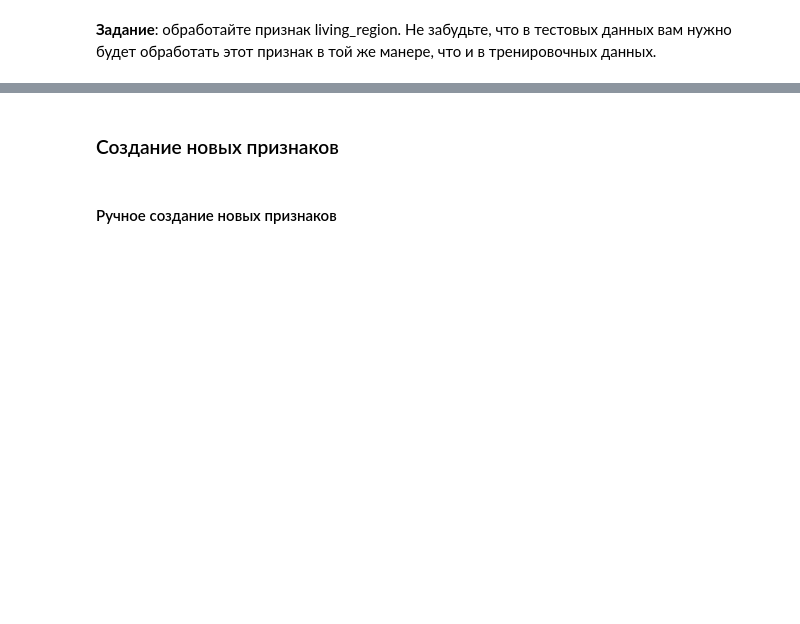
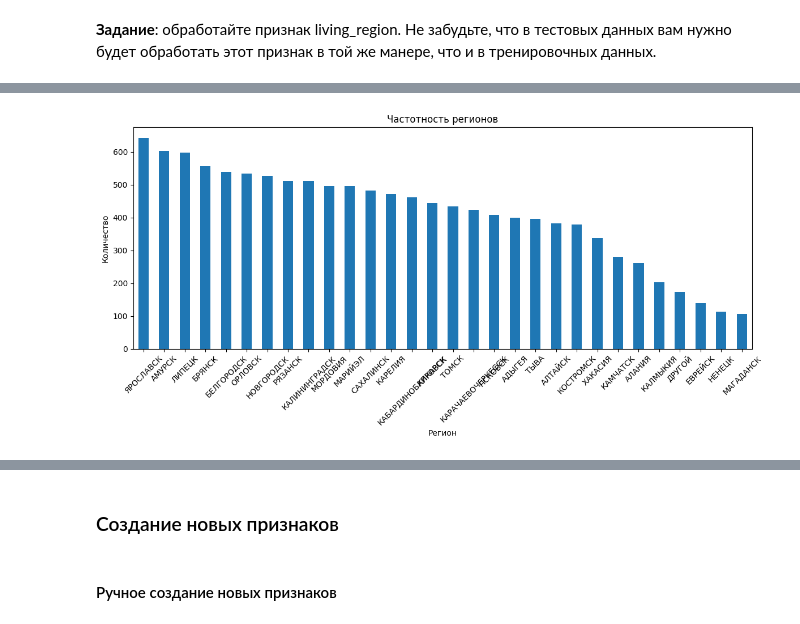
Before and after one commit to DaryaGudkova/credit, a Jupyter notebook: feature_engineering.ipynb, the cells around one changed output, grey strips where cells are left out. Drawn from its saved outputs; the diff is of its cells as text; code cells hidden in the pictures; blank space fills up the shorter version.

```diff
--- a/feature_engineering.ipynb
+++ b/feature_engineering.ipynb
@@ -542,2 +498,14 @@ with open('places.txt', 'w', encoding='utf-8') as file:
 # %% [markdown]
 **Задание**: обработайте признак living_region. Не забудьте, что в тестовых данных вам нужно будет обработать этот признак в той же манере, что и в тренировочных данных.
+# %%
+def combine_rare_regions(df, column, threshold=10, new_name='ДРУГОЙ'):
+    df = df.copy()
+    counts = df[column].value_counts()
+    rare_regions = counts[counts < threshold].index
+    df[column] = df[column].apply(
+        lambda x: new_name if x in rare_regions else x
+    )
+    return df, rare_regions
+
+train_data, rare_regions = combine_rare_regions(train_data, 'living_region', threshold=100)
+print(train_data['living_region'].value_counts())
@@ -543,0 +536,13 @@ with open('places.txt', 'w', encoding='utf-8') as file:
+# %%
+region_counts = train_data['living_region'].value_counts()
+
+plt.figure(figsize=(12, 6))
+region_counts.tail(30).plot(kind='bar')
+plt.title('Частотность регионов')
+plt.xlabel('Регион')
+plt.ylabel('Количество')
+plt.xticks(rotation=45)
+plt.tight_layout()
+plt.show()
+# %% [output]
+[figure, added]
```
Also changed, not shown: parts of 16 cells of this notebook, 1 other file.
